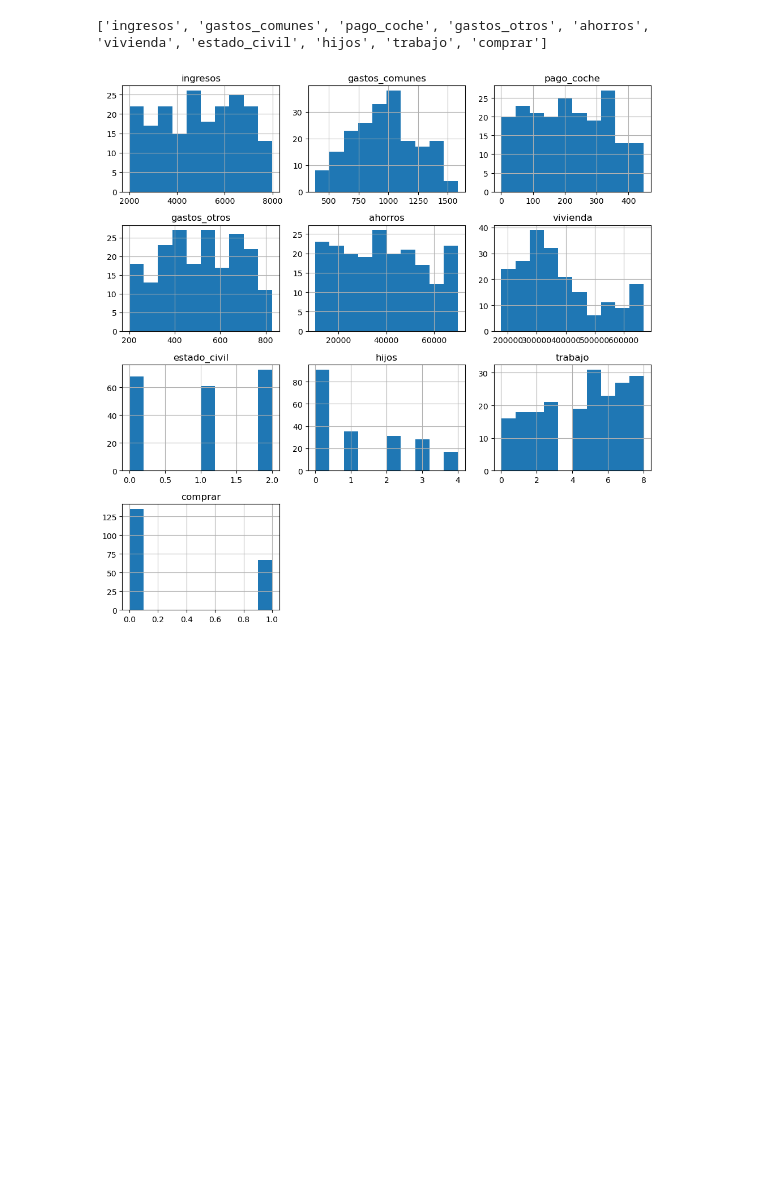
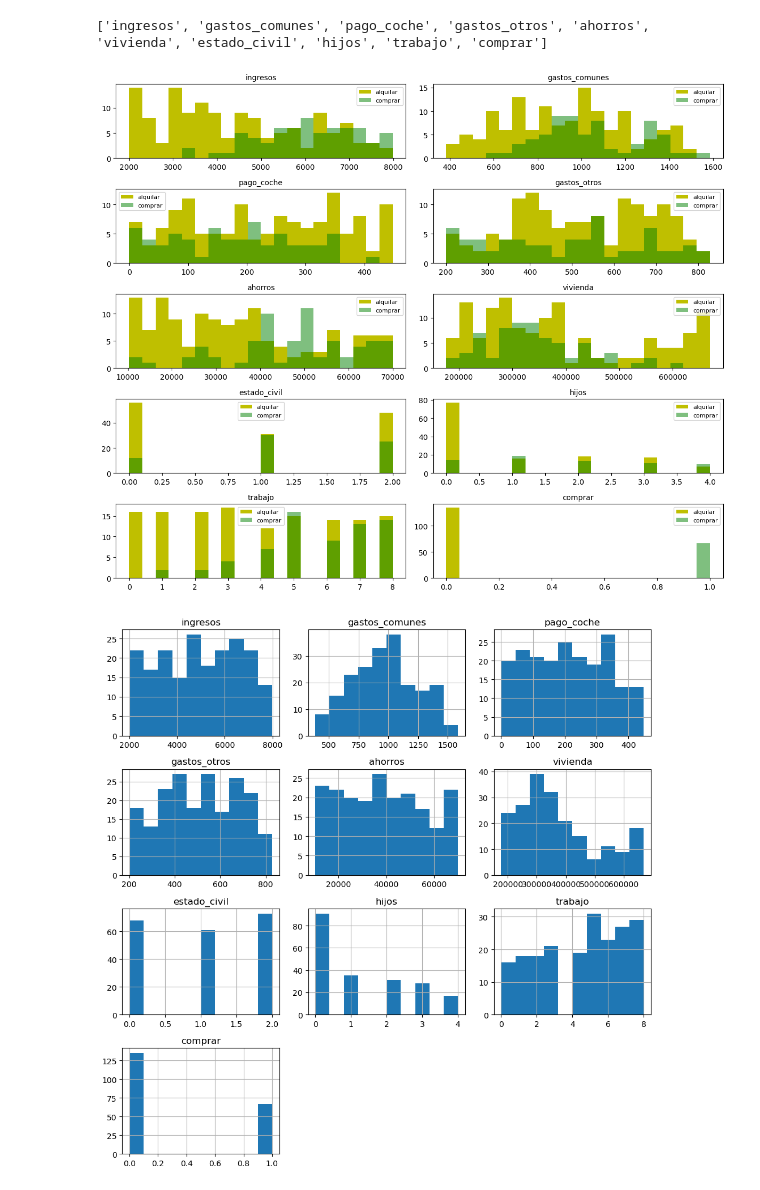
Before and after one commit to Martinaxa/Machine_Learning, a Jupyter notebook: 2-No_Supervisado/1-PCA/Practica/2_PCA Alquier Compra.ipynb, the cells around one changed output. Saved outputs shown, nothing was run; the diff lists cells and outputs as text; code cells hidden in the pictures; blank space fills up the shorter version.

```diff
--- a/2-No_Supervisado/1-PCA/Practica/2_PCA Alquier Compra.ipynb
+++ b/2-No_Supervisado/1-PCA/Practica/2_PCA Alquier Compra.ipynb
@@ -66,6 +66,23 @@ column_names = df.columns.tolist()
 print(column_names)
 # %% [output]
 ['ingresos', 'gastos_comunes', 'pago_coche', 'gastos_otros', 'ahorros', 'vivienda', 'estado_civil', 'hijos', 'trabajo', 'comprar']
+# %%
+fig,axes =plt.subplots(5,2,figsize=(12, 10))
+alquilar=data[data['comprar']==0]
+comprar=data[data['comprar']==1]
+ax=axes.ravel()
+
+for i in range(len(data.columns)):
+  _,bins=np.histogram(data[data.columns[i]],bins=20)
+  ax[i].hist(alquilar.values[:,i],bins=bins,color='y')
+  ax[i].hist(comprar.values[:,i],bins=bins,color='green',alpha=0.5)
+  ax[i].set_title(data.columns[i],fontsize=10)
+  ax[i].legend(['alquilar','comprar'],loc='best',fontsize=8)
+
+plt.tight_layout()
+plt.show()
+# %% [output]
+[figure, added]
 # %%
 # Crear una figura con tamaño personalizado
 fig, ax = plt.subplots(figsize=(10, 10))
```
Also changed, not shown: parts of 22 cells of this notebook, 4 other files.
